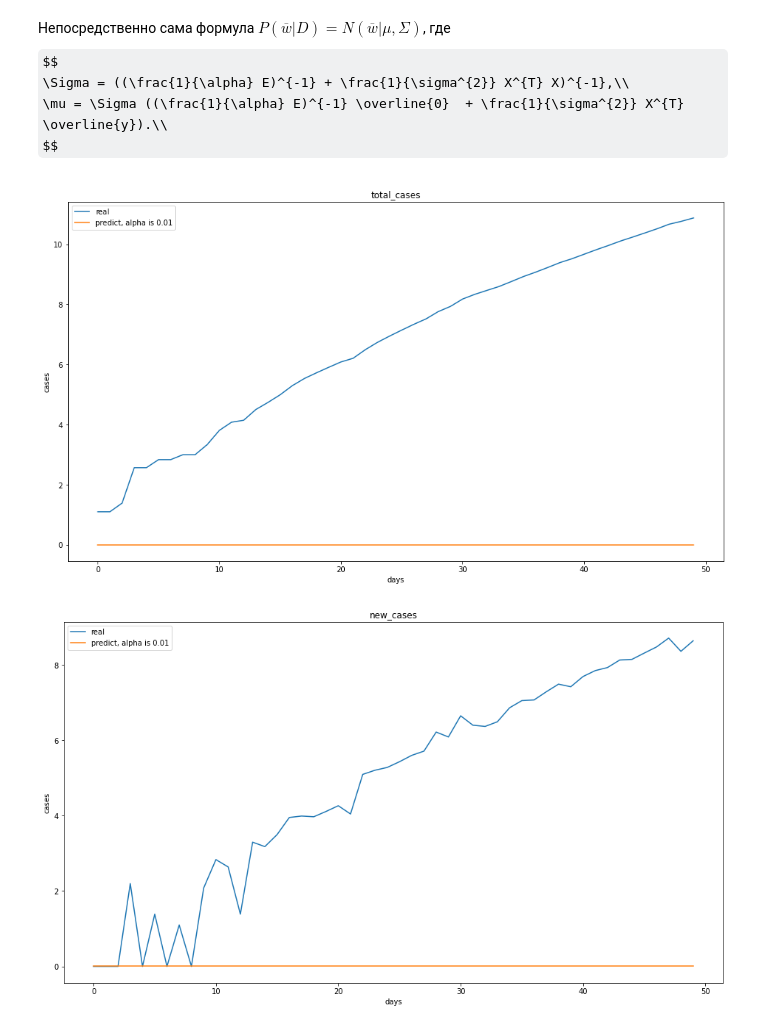
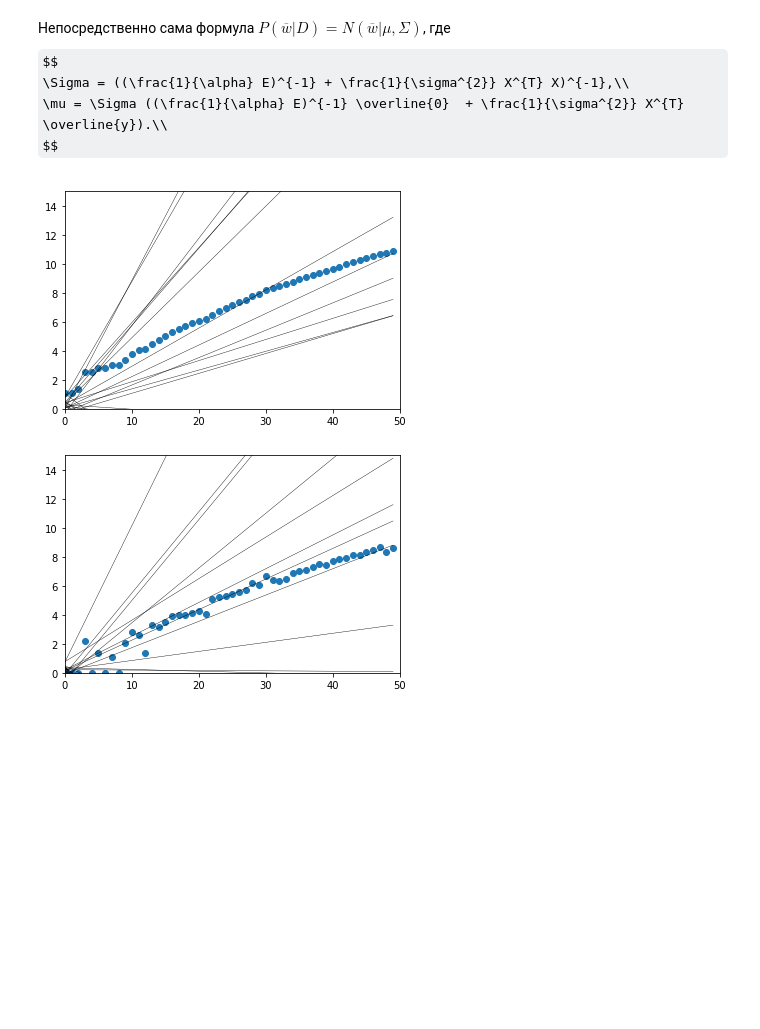
Before and after one commit to maxima1ist/made-advanced-ml-2022-hw, a Jupyter notebook: hw-1/linear_regression.ipynb, the cells around one changed output. Cells and saved outputs as stored; diff of their text form; code cells hidden in the pictures; some formulas as TeX source; blank space fills up the shorter version.

```diff
--- a/hw-1/linear_regression.ipynb
+++ b/hw-1/linear_regression.ipynb
@@ -199,28 +199,29 @@ $$
 $$
 # %%
 def regularization(x, y, alpha, mae):
-    sigma = np.linalg.inv(np.linalg.inv(np.eye(len(x)) / alpha) + x.T @ x / mae)
-    mu = sigma @ (np.linalg.inv(np.eye(len(x)) / alpha) @ np.zeros(len(x)) + x.T @ y / mae)
-
-    return (sigma.tolist(), mu.tolist())
+    sigma = np.linalg.inv(np.linalg.inv(np.eye(len(x)) / alpha) + (1 / mae) * x.T @ x)
+    mu = sigma @ (np.linalg.inv(np.eye(len(x)) / alpha) @ np.zeros(len(x)) + (1 / mae) * x.T @ y)
+    return (mu, sigma)
 # %%
-ys_with_reg = {}
-alphas = [0.01, 0.05, 0.1, 0.2, 0.5, 1]
+mu_sigma = {}
+alpha = 5
 
 for target in targets:
-    y_with_reg = {}
-    for alpha in alphas:
-        y_with_reg[alpha] = regularization(np.array(range(len(train_target_log.index))).reshape(-1, 1),
-                                           np.array(train_target_log[target]),
-                                           alpha, maes[target])
-    ys_with_reg[target] = y_with_reg
+    mu_sigma[target] = regularization(np.array(range(len(train_target_log.index))).reshape(-1, 1),
+                                      np.array(train_target_log[target]),
+                                      alpha, maes[target])
-# %%
-for target in targets:
-    for alpha in alphas:
-        plot_graphs(range(len(train_target_log.index)), [train_target_log[target], ys_with_reg[target][alpha][1]],
-                title=target, labels=["real", "predict, alpha is {}".format(alpha)],
-                xlabel="days", ylabel="cases")
-        break
-# %% [output]
-[figure, removed]
-[figure, removed]
+# %%
+def myplot_sample_lines(mu, sigma, x, y):
+    ws = np.random.multivariate_normal(mu, sigma, 30)
+    for w in ws:
+        plt.plot(x, w[0] + w[1] * np.array(x), 'k-', lw=.4)
+    plt.xlim((0, 50))
+    plt.ylim((0, 15))
+    plt.scatter(x, y)
+    plt.show()
+# %%
+for target in targets:
+    myplot_sample_lines(mu_sigma[target][0], mu_sigma[target][1], [i for i in range(len(train_target_log.index))], train_target_log[target])
+# %% [output]
+[figure, added]
+[figure, added]
```
